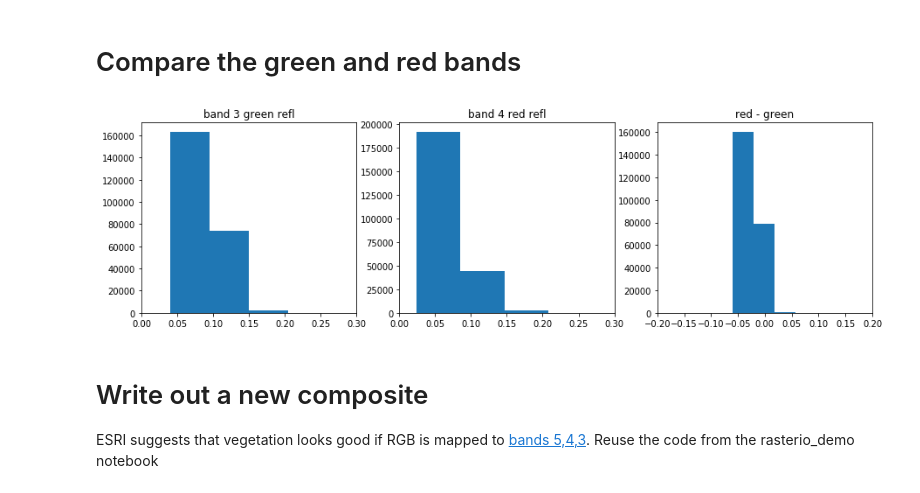
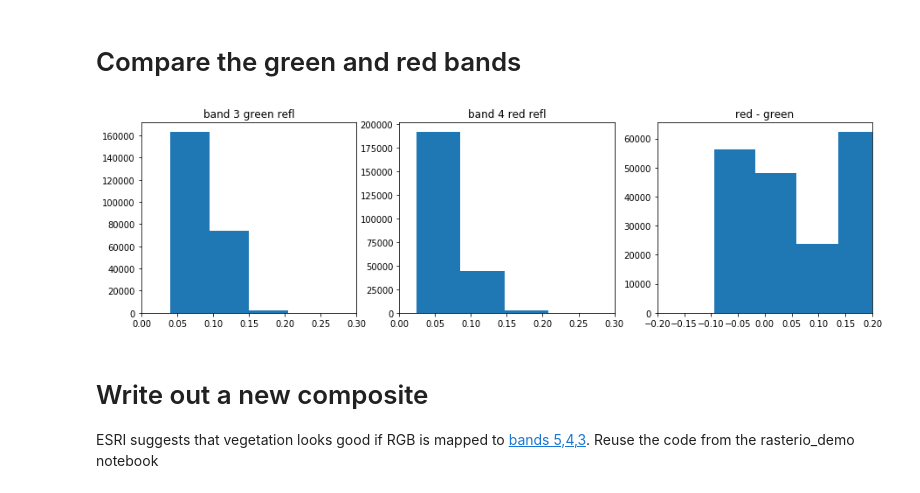
Before and after one commit to Pearl-Ayem/ATSC_Course_Work, a Jupyter notebook: notebooks/hires_multichan.ipynb, the cells around one changed output. Drawn from its saved outputs; the diff is of its cells as text; code cells hidden in the pictures.

```diff
--- a/notebooks/hires_multichan.ipynb
+++ b/notebooks/hires_multichan.ipynb
@@ -125,15 +125,15 @@ ax1.set_title('band 3 green reflectance');
 # Compare the green and red bands
 # %%
 fig, (ax1,ax2,ax3) = plt.subplots(1,3,figsize=(15,4))
-diff = refl_dict[4] - refl_dict[3]
+diff = refl_dict[5] - refl_dict[4]
 ax1.hist(refl_dict[3][~np.isnan(refl_dict[3])].flat)
 ax2.hist(refl_dict[4][~np.isnan(refl_dict[4])].flat)
 ax3.hist(diff[~np.isnan(diff)].flat)
 ax1.set(title='band 3 green refl',xlim=[0,0.3])
 ax2.set(title='band 4 red refl',xlim=[0,0.3])
 ax3.set(title='red - green',xlim=[-0.2,0.2]);
 # %% [output]
-[figure, old version]
+[figure, new version]
 # %% [markdown]
 # Write out a new composite
 
```
Also changed, not shown: 1 other file.
